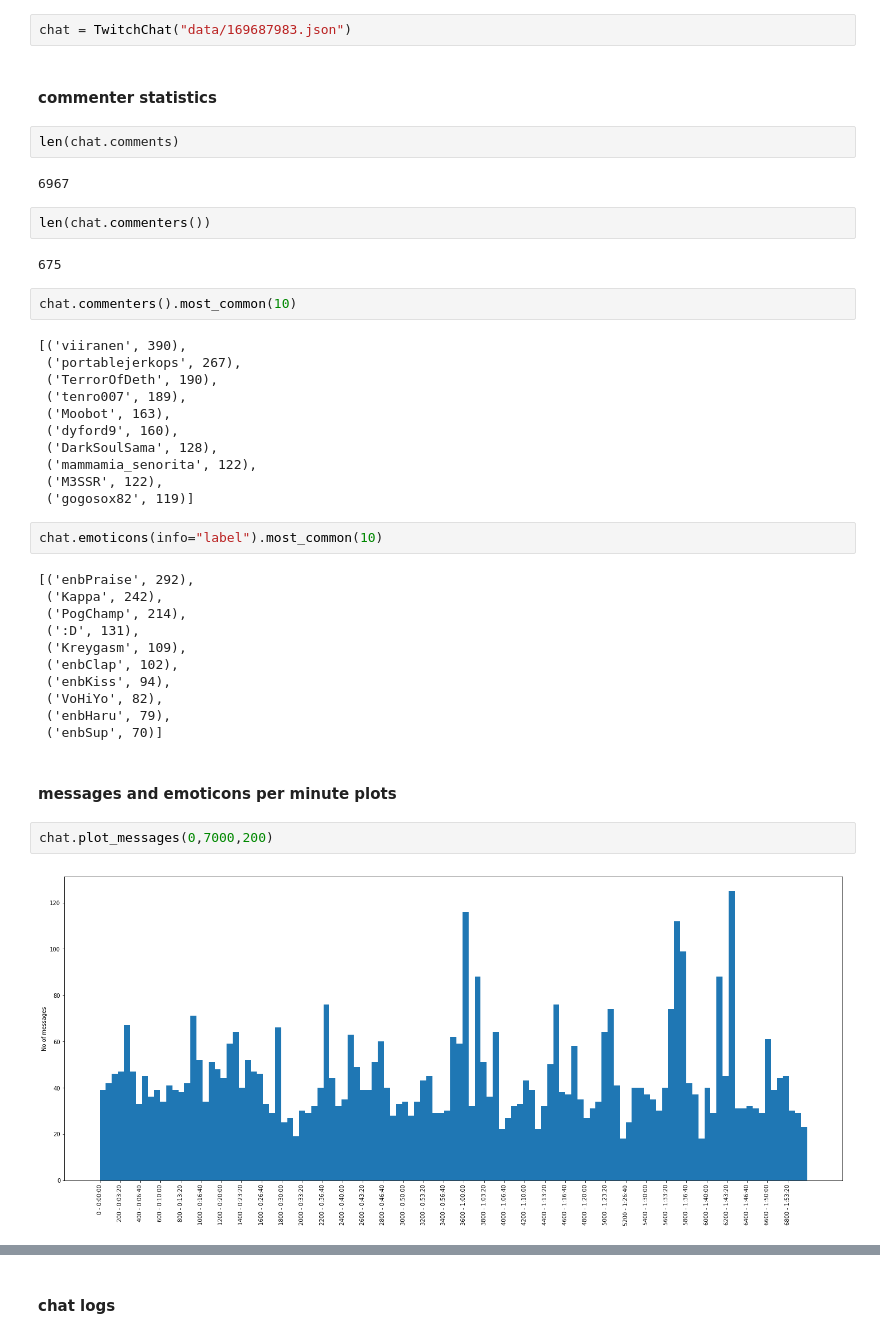
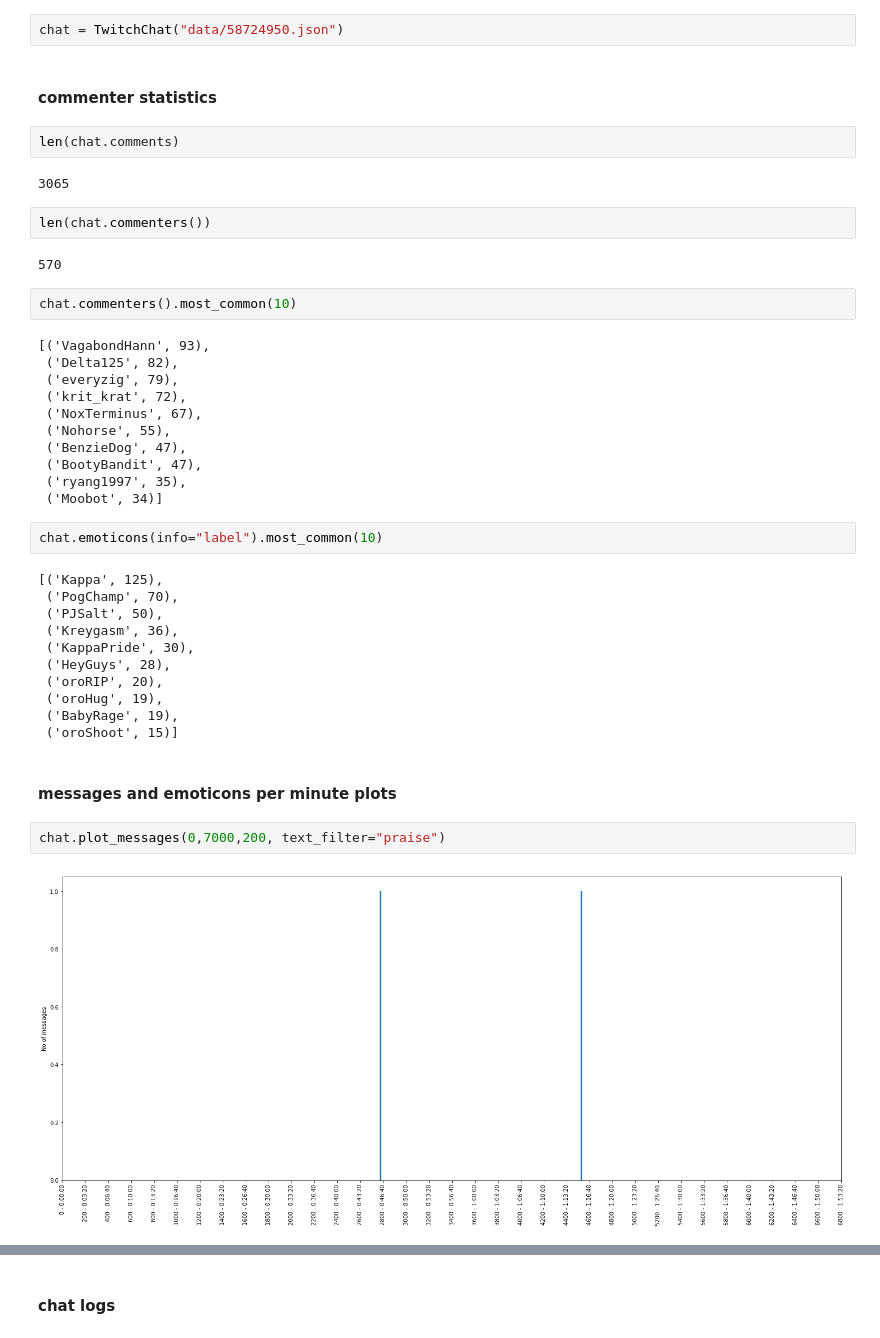
Before and after one commit to missinglinks/twitch-chat-stuff, a Jupyter notebook: Twitch Chat Analysis.ipynb, the cells around one changed output, grey strips where cells are left out. Drawn from its saved outputs; the diff is of its cells as text.

Commit message:
text filter added to massage plot

```diff
--- a/Twitch Chat Analysis.ipynb
+++ b/Twitch Chat Analysis.ipynb
@@ -6,47 +6,47 @@ from twitchchat import TwitchChat, timestamp
 # data/169687983.json #enb
 # data/58724950.json #oro
 # %%
-chat = TwitchChat("data/169687983.json")
+chat = TwitchChat("data/58724950.json")
 # %% [markdown]
 #### commenter statistics
 # %%
 len(chat.comments)
 # %% [output]
-6967
+3065
 # %%
 len(chat.commenters())
 # %% [output]
-675
+570
 # %%
 chat.commenters().most_common(10)
 # %% [output]
-[('viiranen', 390),
- ('portablejerkops', 267),
- ('TerrorOfDeth', 190),
- ('tenro007', 189),
- ('Moobot', 163),
- ('dyford9', 160),
- ('DarkSoulSama', 128),
- ('mammamia_senorita', 122),
- ('M3SSR', 122),
- ('gogosox82', 119)]
+[('VagabondHann', 93),
+ ('Delta125', 82),
+ ('everyzig', 79),
+ ('krit_krat', 72),
+ ('NoxTerminus', 67),
+ ('Nohorse', 55),
+ ('BenzieDog', 47),
+ ('BootyBandit', 47),
+ ('ryang1997', 35),
+ ('Moobot', 34)]
 # %%
 chat.emoticons(info="label").most_common(10)
 # %% [output]
-[('enbPraise', 292),
- ('Kappa', 242),
- ('PogChamp', 214),
- (':D', 131),
- ('Kreygasm', 109),
- ('enbClap', 102),
- ('enbKiss', 94),
- ('VoHiYo', 82),
- ('enbHaru', 79),
- ('enbSup', 70)]
+[('Kappa', 125),
+ ('PogChamp', 70),
+ ('PJSalt', 50),
+ ('Kreygasm', 36),
+ ('KappaPride', 30),
+ ('HeyGuys', 28),
+ ('oroRIP', 20),
+ ('oroHug', 19),
+ ('BabyRage', 19),
+ ('oroShoot', 15)]
 # %% [markdown]
 #### messages and emoticons per minute plots
 # %%
-chat.plot_messages(0,7000,200)
+chat.plot_messages(0,7000,200, text_filter="praise")
 # %% [output]
-[figure, old version]
+[figure, new version]
 # %%
```
Also changed, not shown: parts of 23 cells of this notebook, 1 other file.
